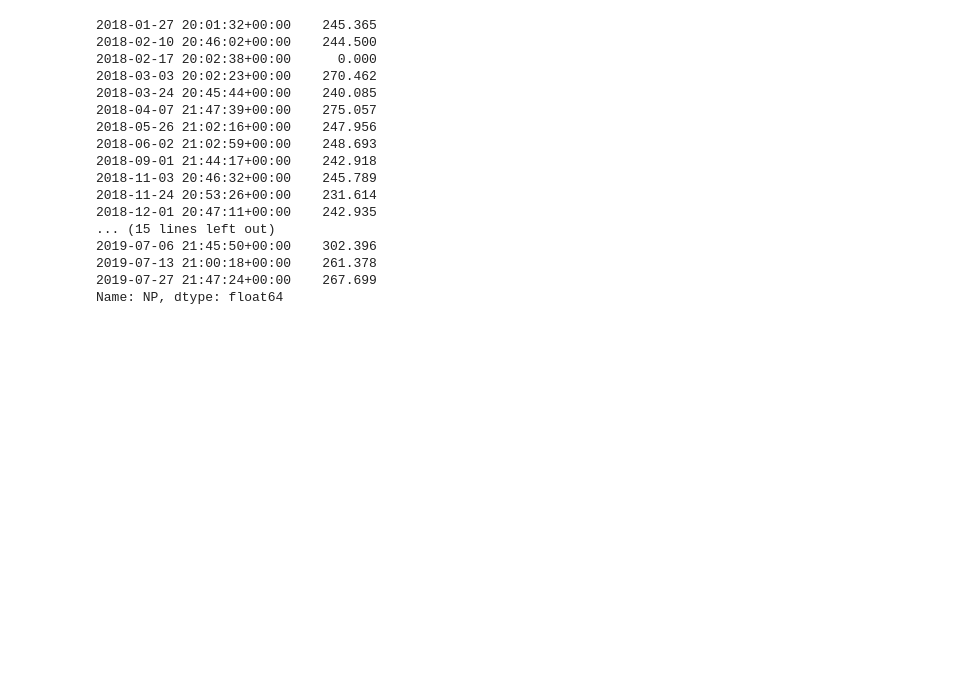
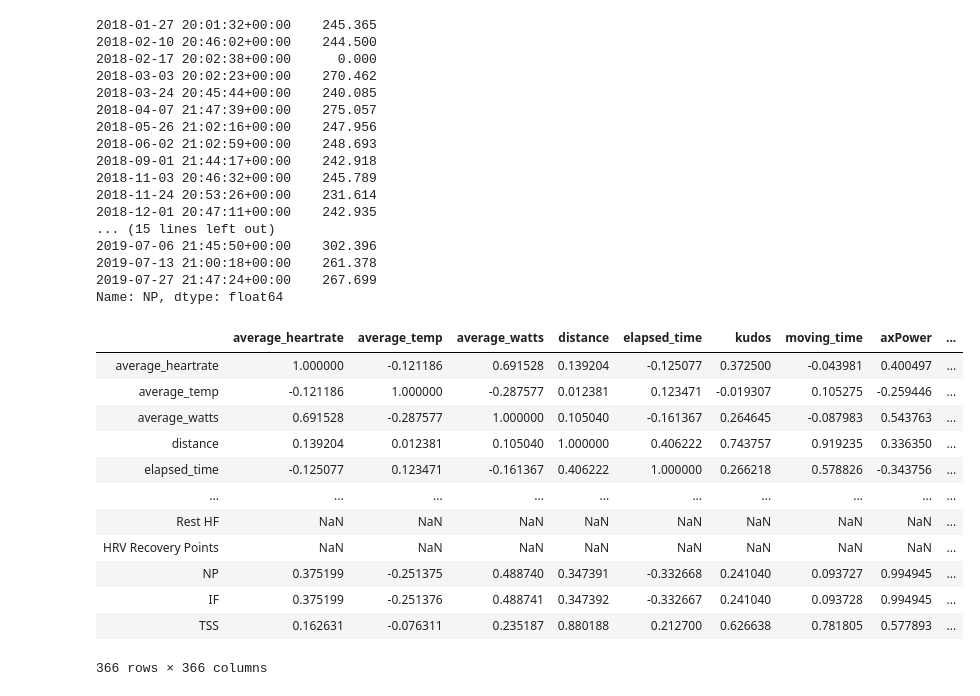
Before and after one commit to bhagyashreedhebe/Portfolios, a Jupyter notebook: Portfolio 1.ipynb, the cells around one changed output. Saved outputs shown, nothing was run; the diff lists cells and outputs as text; code cells hidden in the pictures; blank space fills up the shorter version.

```diff
--- a/Portfolio 1.ipynb
+++ b/Portfolio 1.ipynb
@@ -342,3 +386,19 @@ races_df['NP']
 2019-07-13 21:00:18+00:00    261.378
 2019-07-27 21:47:24+00:00    267.699
 Name: NP, dtype: float64
+# %%
+joined_df.corr()
+# %% [output]
+|  | average_heartrate | average_temp | average_watts | distance | elapsed_time | kudos | moving_time | axPower | ... |
+| average_heartrate | 1.000000 | -0.121186 | 0.691528 | 0.139204 | -0.125077 | 0.372500 | -0.043981 | 0.400497 | ... |
+| average_temp | -0.121186 | 1.000000 | -0.287577 | 0.012381 | 0.123471 | -0.019307 | 0.105275 | -0.259446 | ... |
+| average_watts | 0.691528 | -0.287577 | 1.000000 | 0.105040 | -0.161367 | 0.264645 | -0.087983 | 0.543763 | ... |
+| distance | 0.139204 | 0.012381 | 0.105040 | 1.000000 | 0.406222 | 0.743757 | 0.919235 | 0.336350 | ... |
+| elapsed_time | -0.125077 | 0.123471 | -0.161367 | 0.406222 | 1.000000 | 0.266218 | 0.578826 | -0.343756 | ... |
+| ... | ... | ... | ... | ... | ... | ... | ... | ... | ... |
+| Rest HF | NaN | NaN | NaN | NaN | NaN | NaN | NaN | NaN | ... |
+| HRV Recovery Points | NaN | NaN | NaN | NaN | NaN | NaN | NaN | NaN | ... |
+| NP | 0.375199 | -0.251375 | 0.488740 | 0.347391 | -0.332668 | 0.241040 | 0.093727 | 0.994945 | ... |
+| IF | 0.375199 | -0.251376 | 0.488741 | 0.347392 | -0.332667 | 0.241040 | 0.093728 | 0.994945 | ... |
+| TSS | 0.162631 | -0.076311 | 0.235187 | 0.880188 | 0.212700 | 0.626638 | 0.781805 | 0.577893 | ... |
+366 rows × 366 columns
```
Also changed, not shown: parts of 6 cells of this notebook.
